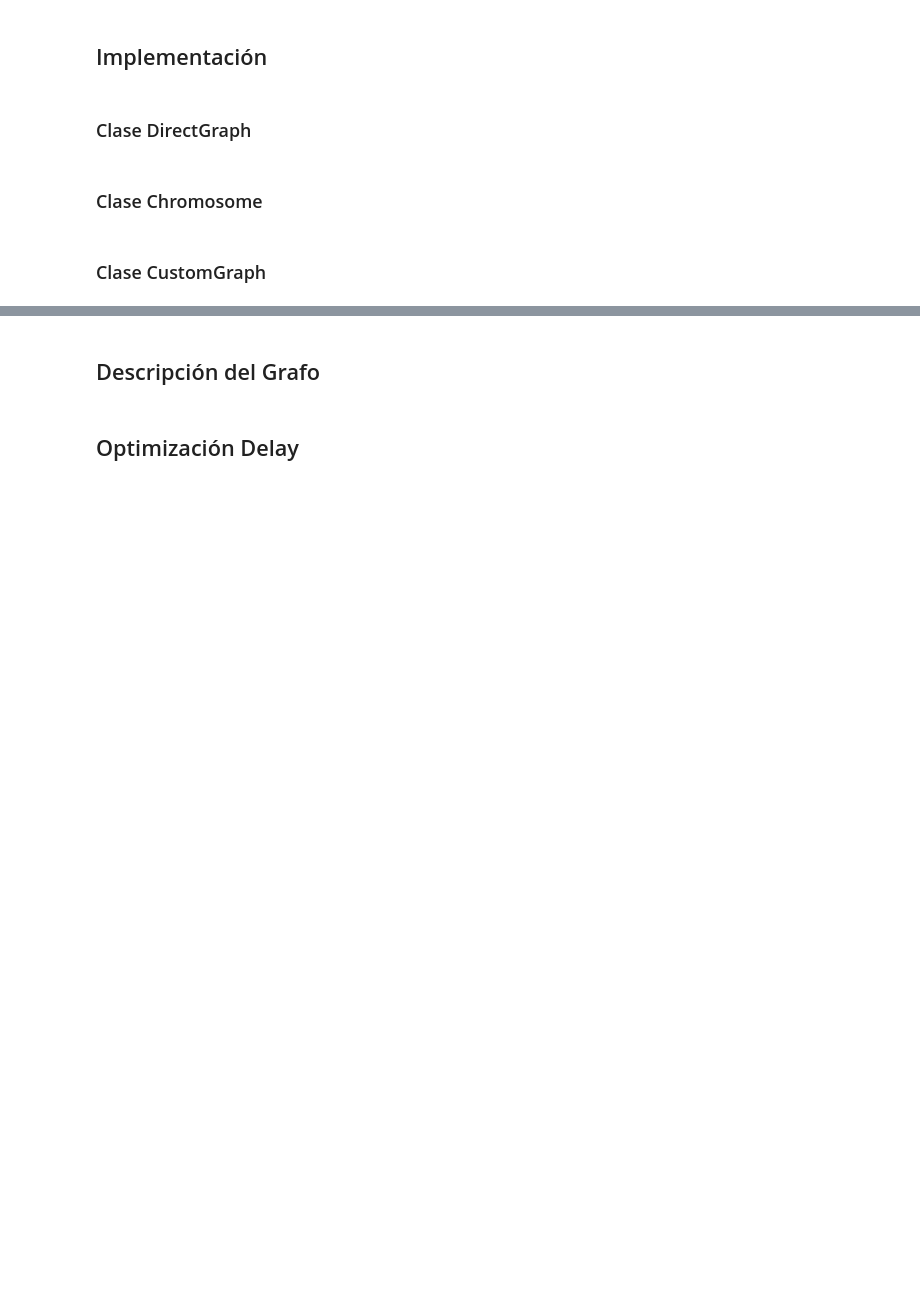
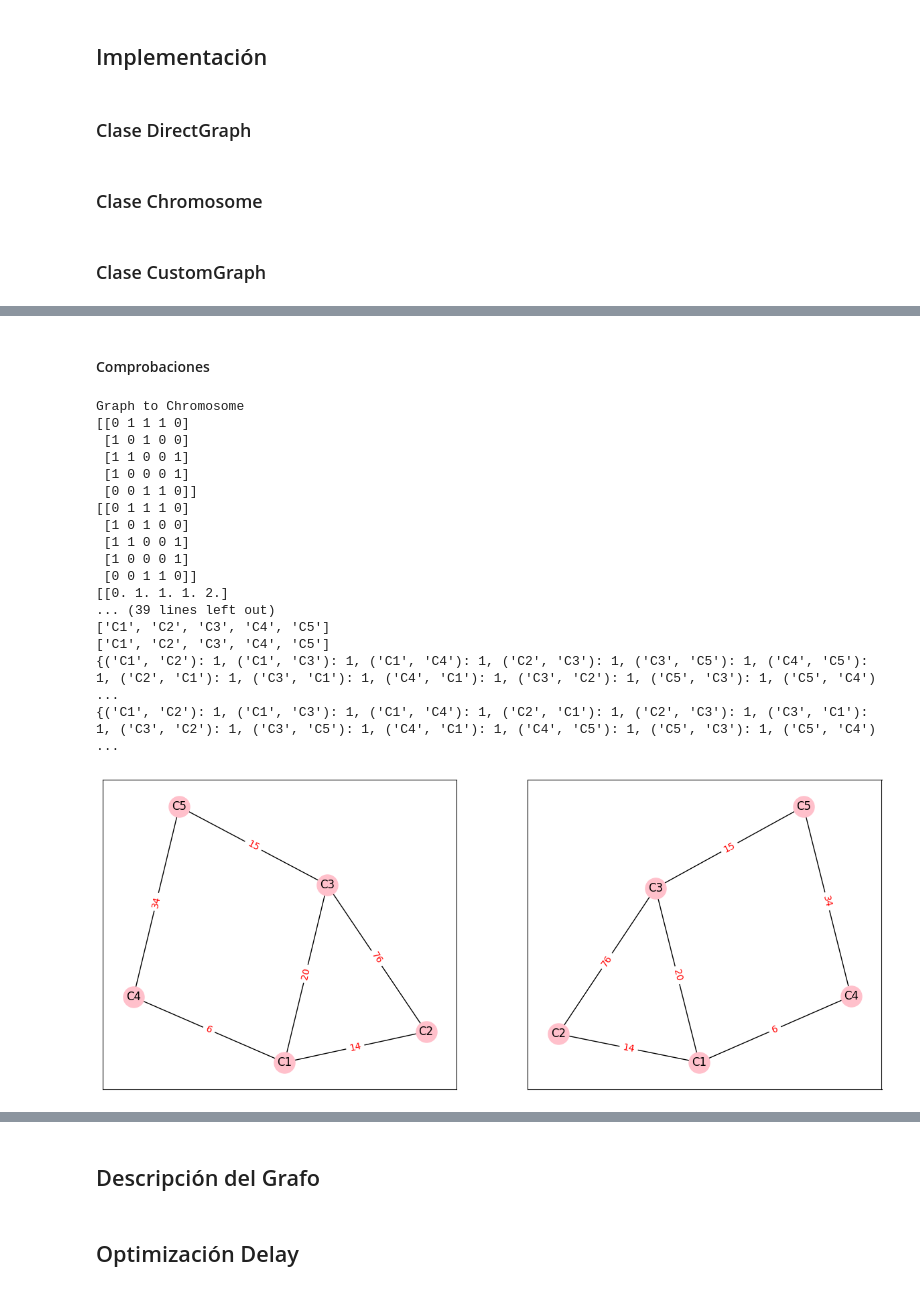
Before and after one commit to jtapiav/github-slideshow, a Jupyter notebook: GA.ipynb, the cells around one changed output, grey strips where cells are left out. Cells and saved outputs as stored; diff of their text form; code cells hidden in the pictures; blank space fills up the shorter version.

```diff
--- a/GA.ipynb
+++ b/GA.ipynb
@@ -830,0 +833,52 @@ Graph to Chromosome
+# %% [markdown]
+#### Comprobaciones
+# %%
+print( "Graph to Chromosome"  )
+print( customGraph.tdg_matrix )
+print( customGraph.adj_matrix )
+print( customGraph.hop_matrix )
+print( customGraph.chromosome )
+
+print( "Chromosome to Graph" )
+print( chromosomeGraph.tdg_matrix )
+print( chromosomeGraph.adj_matrix )
+print( chromosomeGraph.hop_matrix )
+print( chromosomeGraph.chromosome )
+
+print( "Differences"  )
+print( np.abs(customGraph.tdg_matrix - chromosomeGraph.tdg_matrix) )
+print( np.abs(customGraph.adj_matrix - chromosomeGraph.adj_matrix) )
+print( np.abs(customGraph.hop_matrix - chromosomeGraph.hop_matrix) )
+print( np.abs(customGraph.chromosome - chromosomeGraph.chromosome) )
+
+print( customGraph.nodes )
+print( chromosomeGraph.nodes )
+
+print( customGraph.labeledEdges )
+print( chromosomeGraph.labeledEdges )
+
+
+plt.subplots( 1, 2, figsize=(15,6) )
+plt.subplot( 1, 2, 1 )
+customGraph.drawGraph()
+plt.subplot( 1, 2, 2 )
+chromosomeGraph.drawGraph()
+# %% [output]
+Graph to Chromosome
+[[0 1 1 1 0]
+ [1 0 1 0 0]
+ [1 1 0 0 1]
+ [1 0 0 0 1]
+ [0 0 1 1 0]]
+[[0 1 1 1 0]
+ [1 0 1 0 0]
+ [1 1 0 0 1]
+ [1 0 0 0 1]
+ [0 0 1 1 0]]
+[[0. 1. 1. 1. 2.]
+... (39 lines left out)
+['C1', 'C2', 'C3', 'C4', 'C5']
+['C1', 'C2', 'C3', 'C4', 'C5']
+{('C1', 'C2'): 1, ('C1', 'C3'): 1, ('C1', 'C4'): 1, ('C2', 'C3'): 1, ('C3', 'C5'): 1, ('C4', 'C5'): 1, ('C2', 'C1'): 1, ('C3', 'C1'): 1, ('C4', 'C1'): 1, ('C3', 'C2'): 1, ('C5', 'C3'): 1, ('C5', 'C4') ...
+{('C1', 'C2'): 1, ('C1', 'C3'): 1, ('C1', 'C4'): 1, ('C2', 'C1'): 1, ('C2', 'C3'): 1, ('C3', 'C1'): 1, ('C3', 'C2'): 1, ('C3', 'C5'): 1, ('C4', 'C1'): 1, ('C4', 'C5'): 1, ('C5', 'C3'): 1, ('C5', 'C4') ...
+[figure, added]
```
Also changed, not shown: parts of 98 cells of this notebook.
